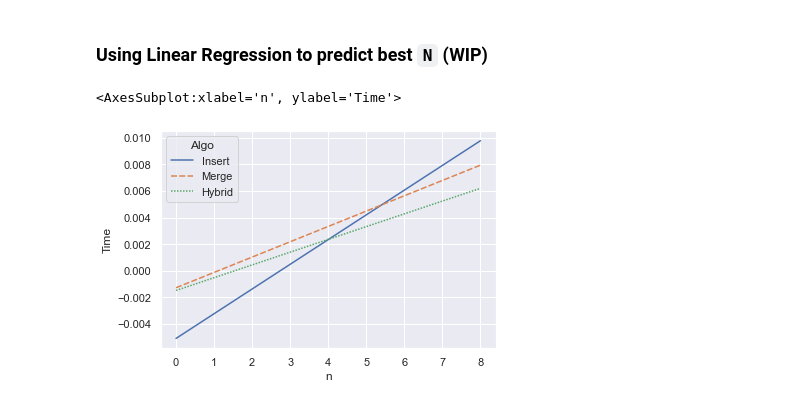
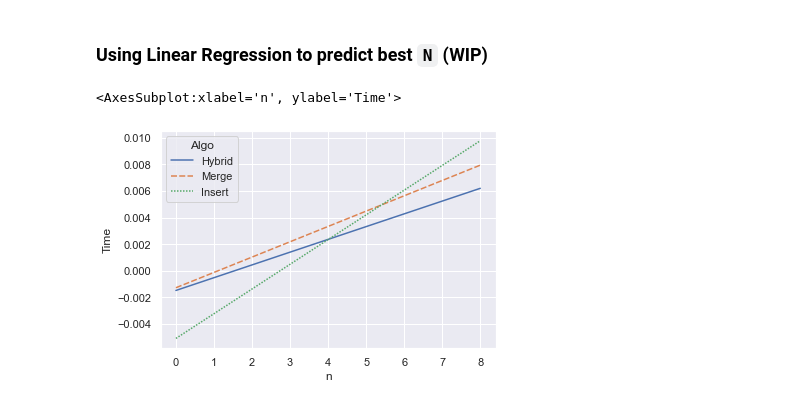
Before and after one commit to TsienJin/SC2001-Group-Projects, a Jupyter notebook: Proj1/Findings.ipynb, the cells around one changed output. Cells and saved outputs as stored; diff of their text form; code cells hidden in the pictures.

Commit message:
Update Findings.ipynb
Changed line for hybrid sort

```diff
--- a/Proj1/Findings.ipynb
+++ b/Proj1/Findings.ipynb
@@ -327,26 +327,26 @@ Text(0.5, 1.0, 'Hybrid')
 # %%
 n_Reshaped = dataInsertNarrowN['n'].to_numpy().reshape((-1,1))
 
 insert_Model = LinearRegression().fit(n_Reshaped, dataInsertNarrowN['time'])
 merge_Model = LinearRegression().fit(n_Reshaped, dataMergeNarrowN['time'])
 hybrid_Model = LinearRegression().fit(n_Reshaped, dataHybridNarrowN['time'])
 
 range_Of_X = np.arange(9).reshape((-1,1))
 insertPredict = insert_Model.predict(range_Of_X)
 mergePredict = merge_Model.predict(range_Of_X)
 hybridPredict = hybrid_Model.predict(range_Of_X)
 
 prediction_Columns = ['n','Algo','Time']
 
 prediction_Data = ({
-    'n': [x for x in range(len(insertPredict))]+[x for x in range(len(mergePredict))]+[x for x in range(len(hybridPredict))],
-    'Algo': ['Insert' for x in range(len(insertPredict))]+['Merge' for x in range(len(mergePredict))]+['Hybrid' for x in range(len(hybridPredict))],
-    'Time': np.concatenate([insertPredict, mergePredict, hybridPredict])
+    'n': [x for x in range(len(hybridPredict))]+[x for x in range(len(mergePredict))]+[x for x in range(len(insertPredict))],
+    'Algo': ['Hybrid' for x in range(len(hybridPredict))]+['Merge' for x in range(len(mergePredict))]+['Insert' for x in range(len(insertPredict))],
+    'Time': np.concatenate([hybridPredict, mergePredict, insertPredict])
 })
 
 prediction_Data_DF = pd.DataFrame.from_dict(prediction_Data)
 
 sns.lineplot(data=prediction_Data_DF, x='n', y='Time', hue='Algo', style='Algo')
 # %% [output]
 <AxesSubplot:xlabel='n', ylabel='Time'>
-[figure, old version]
+[figure, new version]
```
Also changed, not shown: parts of 2 cells of this notebook.
